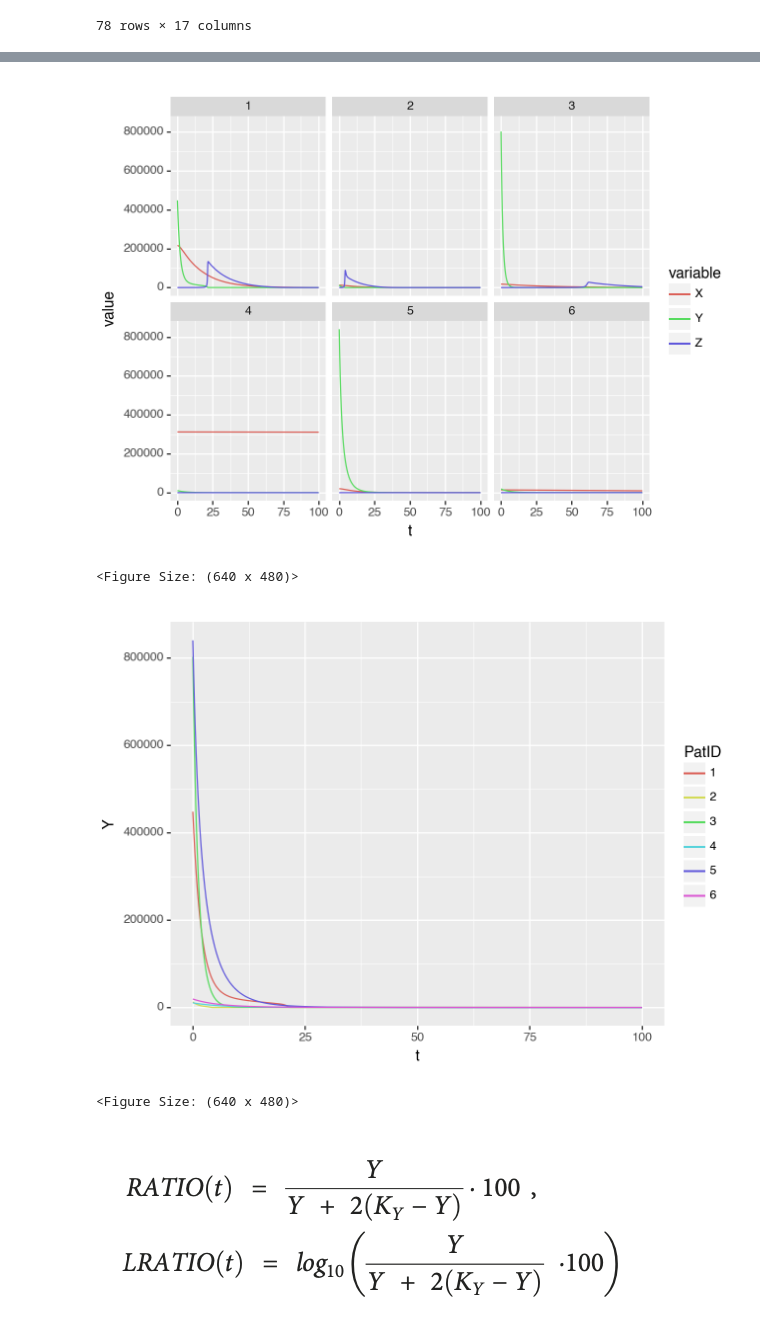
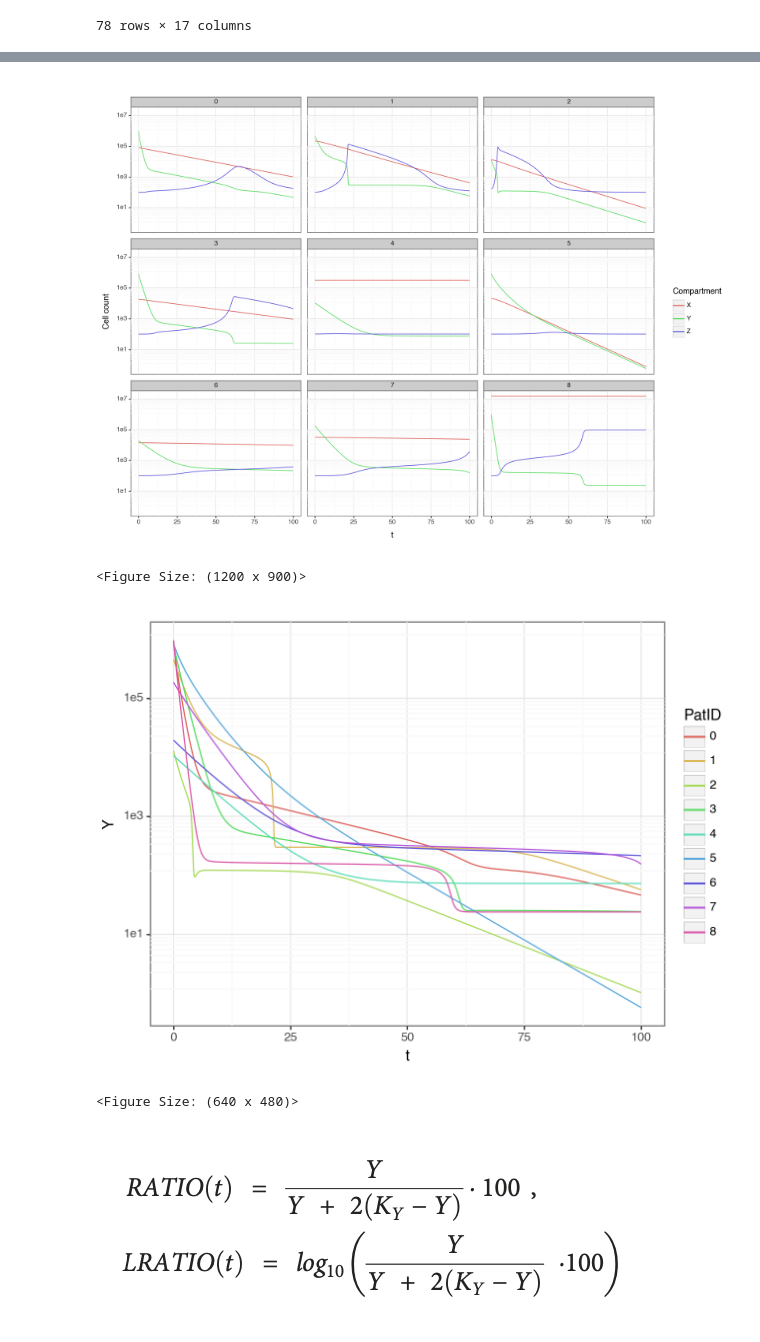
Before and after one commit to sebastian-gerdes/sbloggel, a Jupyter notebook: posts/2024-07-23-paper-elena/cml_python.ipynb, the cells around one changed output, grey strips where cells are left out. Cells and saved outputs as stored; diff of their text form; code cells hidden in the pictures.

```diff
--- a/posts/2024-07-23-paper-elena/cml_python.ipynb
+++ b/posts/2024-07-23-paper-elena/cml_python.ipynb
@@ -9,9 +9,11 @@ Started to play with Elena's paper:
 ![image.png](attachment:image.png)
 # %%
 import pandas as pd
+import plotnine as p9
+import numpy as np
 from scipy.integrate import odeint
 from plotnine import ggplot, aes, geom_point, geom_line, facet_wrap
-import numpy as np
+p9.theme_set(p9.theme_bw())
 
 def dict_to_tuple(x):
     return tuple(x.values())
@@ -49,4 +51,7 @@ def cml_model(y, t, Pz, Pyx, Pxy, TKI, Kz, Ky, Py, m, rz, a, d):
     dY = Pxy * X - Pyx * Y + Py * (1 - Y / Ky) * Y - m * Z * Y - d * TKI * Y
     dZ = rz + Z * Pz * (Y / (Kz ** 2 + Y ** 2)) - a * Z
     return (dX, dY, dZ)
+# %%
+ii = tuple(range(0, len(params_df) - 1))
+ii = tuple(range(0, 9))
 # %%
@@ -85,20 +75,25 @@ result['PatID'] = result['PatID'].astype('category')
 # %%
-result_long = pd.melt(result, id_vars = ['t', 'PatID'], value_vars = ['X', 'Y', 'Z'])
+result_long = pd.melt(result,
+                      id_vars = ['t', 'PatID'],
+                      value_vars = ['X', 'Y', 'Z'],
+                      value_name = 'cell_count')
 (
-    ggplot(result_long, aes('t', 'value', color = 'variable')) +
+    ggplot(result_long, aes('t', 'cell_count', color = 'variable')) +
     geom_line() +
-    facet_wrap('PatID')
+    facet_wrap('PatID')+ p9.scale_y_continuous(trans='log10') +
+    p9.theme(figure_size=(12,9)) +
+    p9.labs(y='Cell count', color = 'Compartment')
 )
 # %% [output]
-[figure, old version]
+[figure, new version]
-<Figure Size: (640 x 480)>
+<Figure Size: (1200 x 900)>
 # %%
 (
     ggplot(result, aes('t', 'Y', color = 'PatID')) +
-    geom_line()
+    geom_line() + p9.scale_y_continuous(trans='log10')
 )
 # %% [output]
-[figure, old version]
+[figure, new version]
 <Figure Size: (640 x 480)>
 # %% [markdown]
 ![image.png](attachment:image.png)
```
Also changed, not shown: parts of 3 cells of this notebook, 10 other files.
